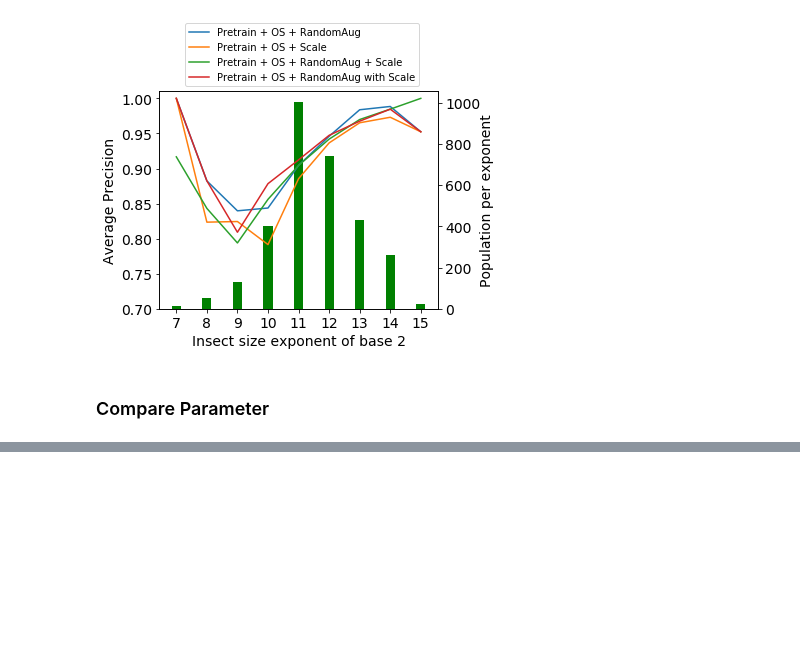
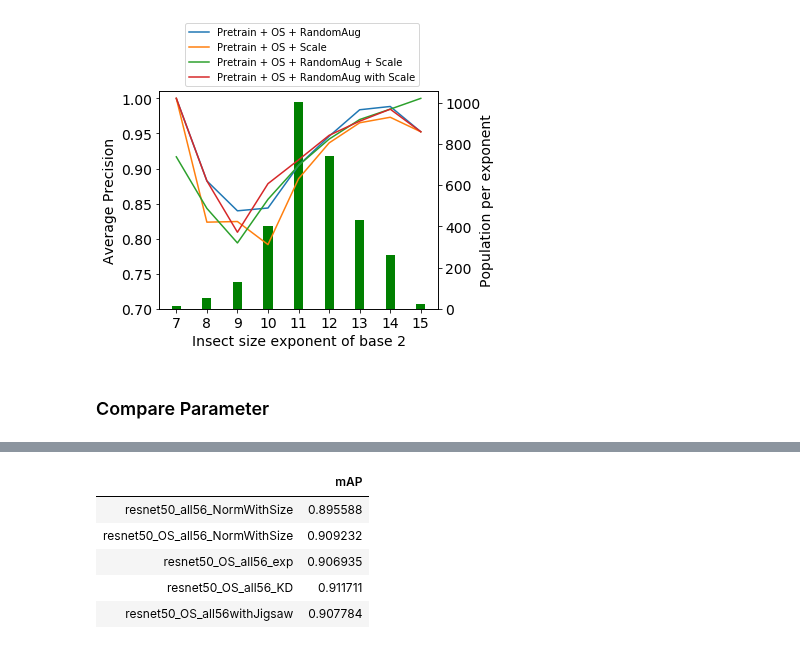
Before and after one commit to keiiti975/Insect_Phenology_Detector, a Jupyter notebook: result/master_paper/classification/compare_method/compare_method.ipynb, the cells around one changed output, grey strips where cells are left out. Saved outputs shown, nothing was run; the diff lists cells and outputs as text; code cells hidden in the pictures; blank space fills up the shorter version.

Commit message:
fix classification result

```diff
--- a/result/master_paper/classification/compare_method/compare_method.ipynb
+++ b/result/master_paper/classification/compare_method/compare_method.ipynb
@@ -332,0 +352,38 @@ df
+# %%
+resnet50_all56_NormWithSize_root_path = pj(os.getcwd(), "figure/classification/master_paper/resnet50/b20_lr1e-5/crossvalid_20200806_All5to6_NormWithSize")
+resnet50_OS_all56_NormWithSize_root_path = pj(os.getcwd(), "figure/classification/master_paper/resnet50/b20_lr1e-5/crossvalid_20200806_OS_All5to6_NormWithSize")
+resnet50_OS_all56_exp_root_path = pj(os.getcwd(), "figure/classification/master_paper/resnet50/b20_lr1e-5/crossvalid_20200806_OS_All5to6_exp")
+resnet50_OS_all56_KD_root_path = pj(os.getcwd(), "figure/classification/master_paper/resnet50/b20_lr1e-5/crossvalid_20200806_OS_All5to6_KD")
+resnet50_OS_all56withJigsaw_root_path = pj(os.getcwd(), "figure/classification/master_paper/resnet50/b20_lr1e-5/crossvalid_20200806_OS_All5to6withJigsaw")
+# %%
+resnet50_all56_NormWithSize = pd.read_csv(pj(resnet50_all56_NormWithSize_root_path, "validation_matrix.csv"))
+resnet50_OS_all56_NormWithSize = pd.read_csv(pj(resnet50_OS_all56_NormWithSize_root_path, "validation_matrix.csv"))
+resnet50_OS_all56_exp = pd.read_csv(pj(resnet50_OS_all56_exp_root_path, "validation_matrix.csv"))
+resnet50_OS_all56_KD = pd.read_csv(pj(resnet50_OS_all56_KD_root_path, "validation_matrix.csv"))
+resnet50_OS_all56withJigsaw = pd.read_csv(pj(resnet50_OS_all56withJigsaw_root_path, "validation_matrix.csv"))
+# %%
+exp_df = [resnet50_all56_NormWithSize,
+          resnet50_OS_all56_NormWithSize,
+          resnet50_OS_all56_exp,
+          resnet50_OS_all56_KD,
+          resnet50_OS_all56withJigsaw,
+         ]
+exp_name = ["resnet50_all56_NormWithSize",
+            "resnet50_OS_all56_NormWithSize",
+            "resnet50_OS_all56_exp",
+            "resnet50_OS_all56_KD",
+            "resnet50_OS_all56withJigsaw",
+           ]
+exp_precision = [get_precisions(elem_df) for elem_df in exp_df]
+exp_ap = [elem_precision.mean() for elem_precision in exp_precision]
+# %%
+df = pd.DataFrame({"mAP": exp_ap})
+df.index = exp_name
+df
+# %% [output]
+|  | mAP |
+| resnet50_all56_NormWithSize | 0.895588 |
+| resnet50_OS_all56_NormWithSize | 0.909232 |
+| resnet50_OS_all56_exp | 0.906935 |
+| resnet50_OS_all56_KD | 0.911711 |
+| resnet50_OS_all56withJigsaw | 0.907784 |
```
Also changed, not shown: parts of 6 cells of this notebook, 2 other files.
